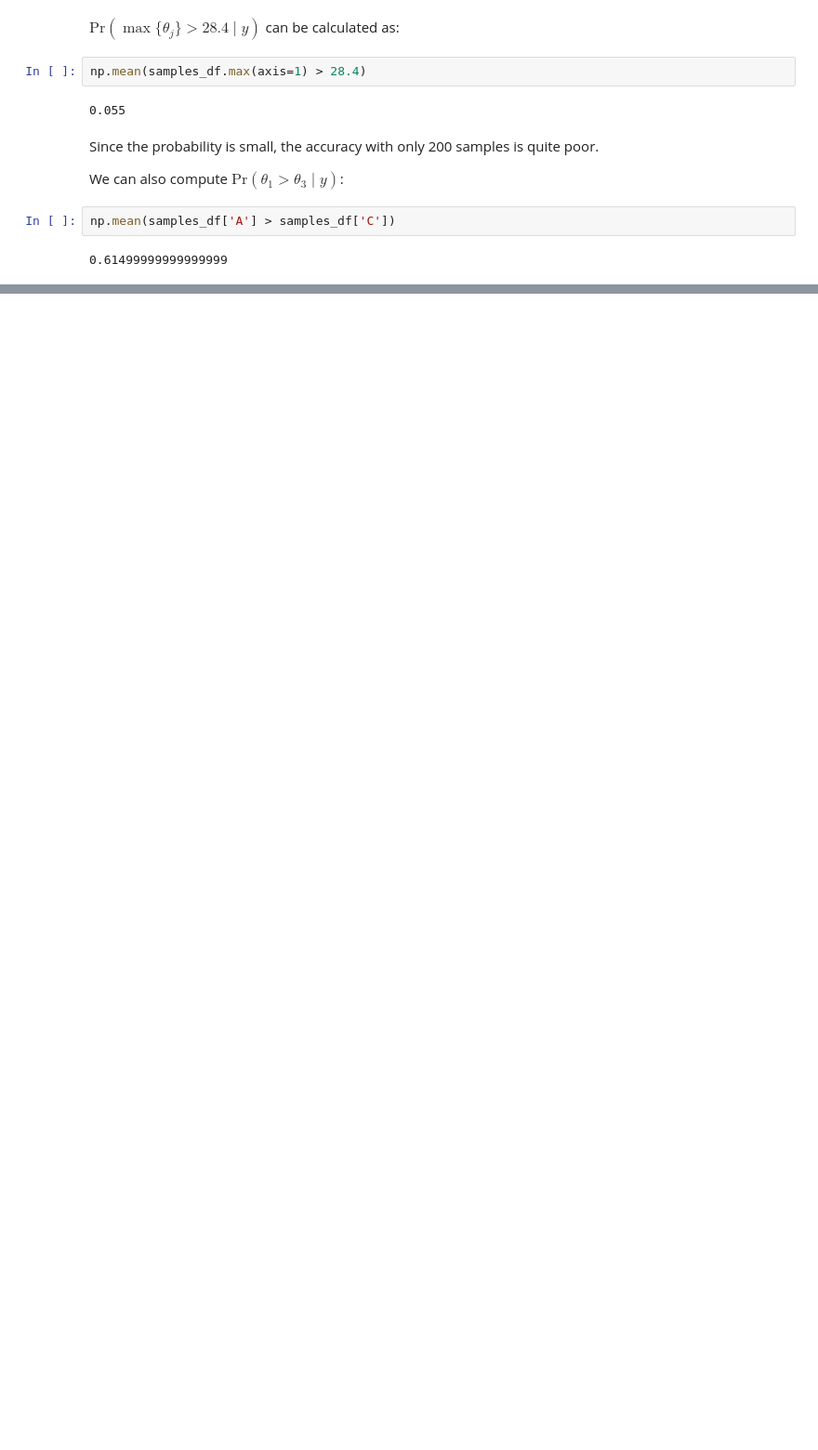
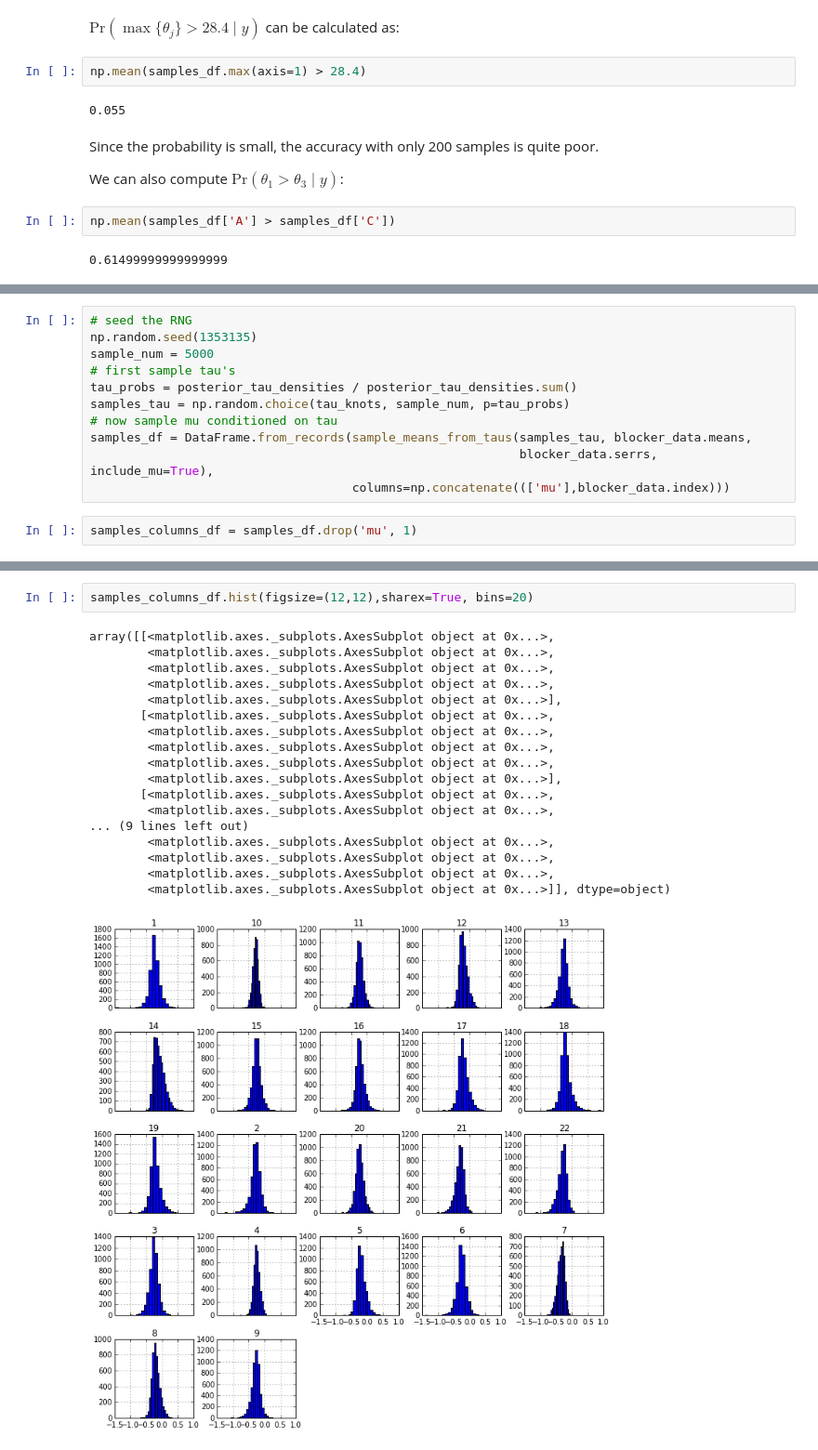
Before and after one commit to bikestra/bdapy, a Jupyter notebook: ch5_4-5-6_hierarchical_normal.ipynb, the cells around one changed output, grey strips where cells are left out. Shown: that part at 93% size. Saved outputs shown, nothing was run; the diff lists cells and outputs as text; blank space fills up the shorter version.

```diff
--- a/ch5_4-5-6_hierarchical_normal.ipynb
+++ b/ch5_4-5-6_hierarchical_normal.ipynb
@@ -212,0 +330,13 @@ np.mean(samples_df['A'] > samples_df['C'])
+# %%
+# seed the RNG
+np.random.seed(1353135)
+sample_num = 5000
+# first sample tau's
+tau_probs = posterior_tau_densities / posterior_tau_densities.sum()
+samples_tau = np.random.choice(tau_knots, sample_num, p=tau_probs)
+# now sample mu conditioned on tau
+samples_df = DataFrame.from_records(sample_means_from_taus(samples_tau, blocker_data.means,
+                                                           blocker_data.serrs, include_mu=True),
+                                    columns=np.concatenate((['mu'],blocker_data.index)))
+# %%
+samples_columns_df = samples_df.drop('mu', 1)
@@ -212,0 +384,21 @@ np.mean(samples_df['A'] > samples_df['C'])
+# %%
+samples_columns_df.hist(figsize=(12,12),sharex=True, bins=20)
+# %% [output]
+array([[<matplotlib.axes._subplots.AxesSubplot object at 0x...>,
+        <matplotlib.axes._subplots.AxesSubplot object at 0x...>,
+        <matplotlib.axes._subplots.AxesSubplot object at 0x...>,
+        <matplotlib.axes._subplots.AxesSubplot object at 0x...>,
+        <matplotlib.axes._subplots.AxesSubplot object at 0x...>],
+       [<matplotlib.axes._subplots.AxesSubplot object at 0x...>,
+        <matplotlib.axes._subplots.AxesSubplot object at 0x...>,
+        <matplotlib.axes._subplots.AxesSubplot object at 0x...>,
+        <matplotlib.axes._subplots.AxesSubplot object at 0x...>,
+        <matplotlib.axes._subplots.AxesSubplot object at 0x...>],
+       [<matplotlib.axes._subplots.AxesSubplot object at 0x...>,
+        <matplotlib.axes._subplots.AxesSubplot object at 0x...>,
+... (9 lines left out)
+        <matplotlib.axes._subplots.AxesSubplot object at 0x...>,
+        <matplotlib.axes._subplots.AxesSubplot object at 0x...>,
+        <matplotlib.axes._subplots.AxesSubplot object at 0x...>,
+        <matplotlib.axes._subplots.AxesSubplot object at 0x...>]], dtype=object)
+[figure, added]
```
Also changed, not shown: parts of 31 cells of this notebook, 1 other file.
